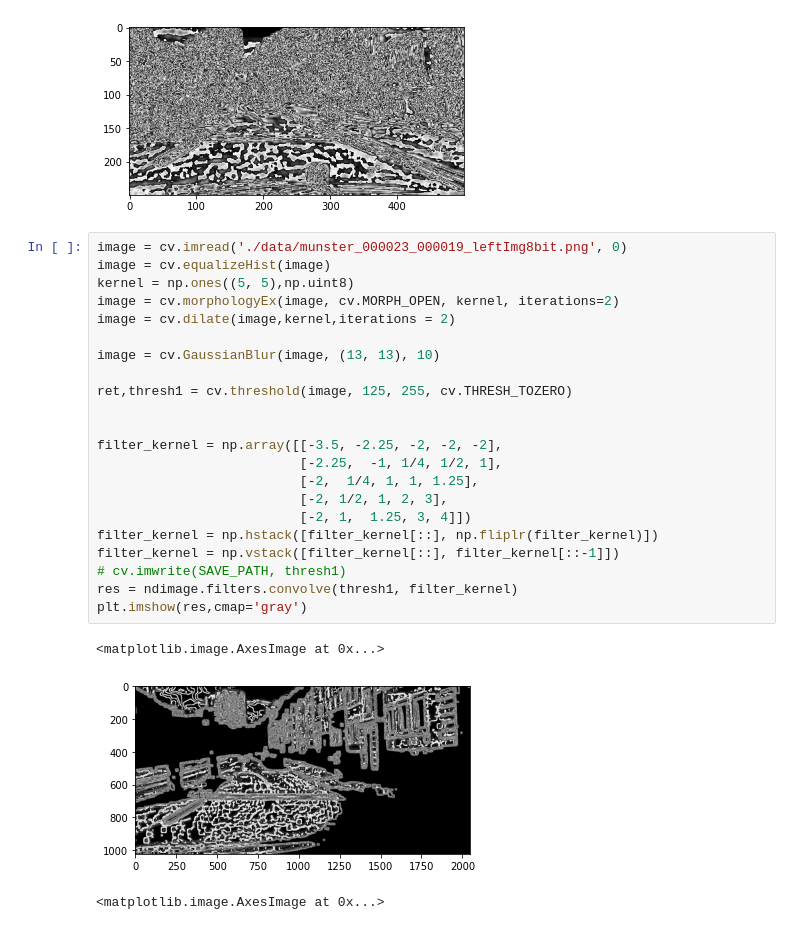
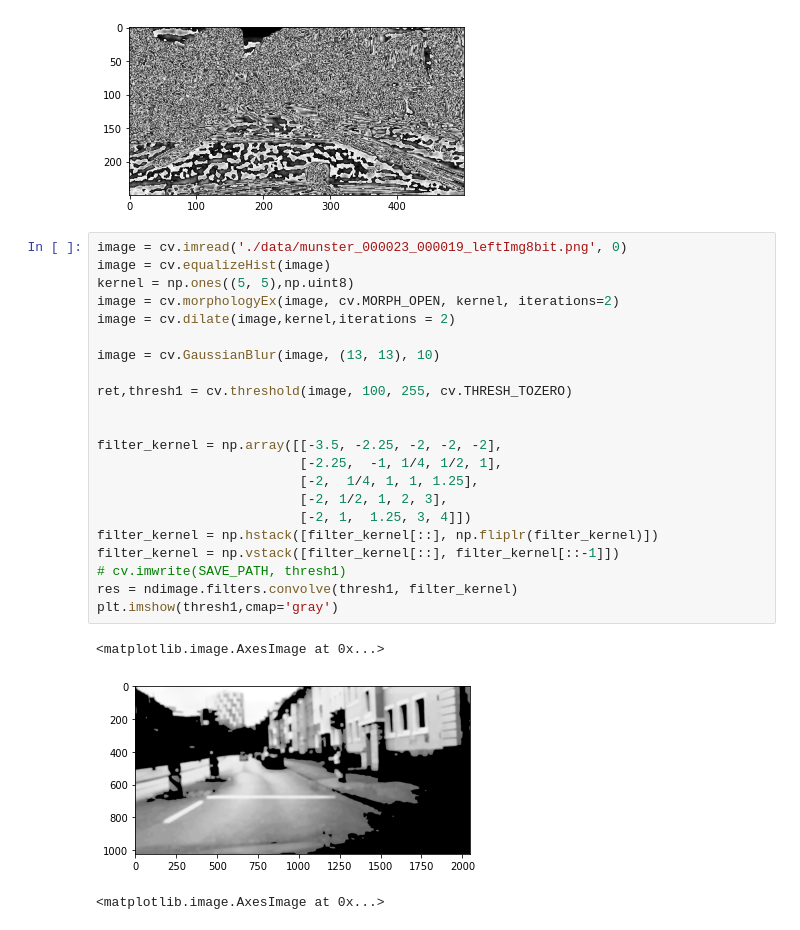
Before and after one commit to SM325/TFL-Mobileye, a Jupyter notebook: blur.ipynb, the cells around one changed output. Drawn from its saved outputs; the diff is of its cells as text.

```diff
--- a/blur.ipynb
+++ b/blur.ipynb
@@ -78,28 +78,28 @@ plt.imshow(res,cmap='gray')
 # %%
 image = cv.imread('./data/munster_000023_000019_leftImg8bit.png', 0)
 image = cv.equalizeHist(image)
 kernel = np.ones((5, 5),np.uint8)
 image = cv.morphologyEx(image, cv.MORPH_OPEN, kernel, iterations=2)
 image = cv.dilate(image,kernel,iterations = 2)
 
 image = cv.GaussianBlur(image, (13, 13), 10)
 
-ret,thresh1 = cv.threshold(image, 125, 255, cv.THRESH_TOZERO)
+ret,thresh1 = cv.threshold(image, 100, 255, cv.THRESH_TOZERO)
 
 
 filter_kernel = np.array([[-3.5, -2.25, -2, -2, -2],
                           [-2.25,  -1, 1/4, 1/2, 1],
                           [-2,  1/4, 1, 1, 1.25],
                           [-2, 1/2, 1, 2, 3],
                           [-2, 1,  1.25, 3, 4]])
 filter_kernel = np.hstack([filter_kernel[::], np.fliplr(filter_kernel)])
 filter_kernel = np.vstack([filter_kernel[::], filter_kernel[::-1]])
 # cv.imwrite(SAVE_PATH, thresh1)
 res = ndimage.filters.convolve(thresh1, filter_kernel)
-plt.imshow(res,cmap='gray')
+plt.imshow(thresh1,cmap='gray')
 # %% [output]
 <matplotlib.image.AxesImage at 0x...>
-[figure, old version]
+[figure, new version]
 # %%
 # %% [output]
 <matplotlib.image.AxesImage at 0x...>
```
Also changed, not shown: 4 other files.
